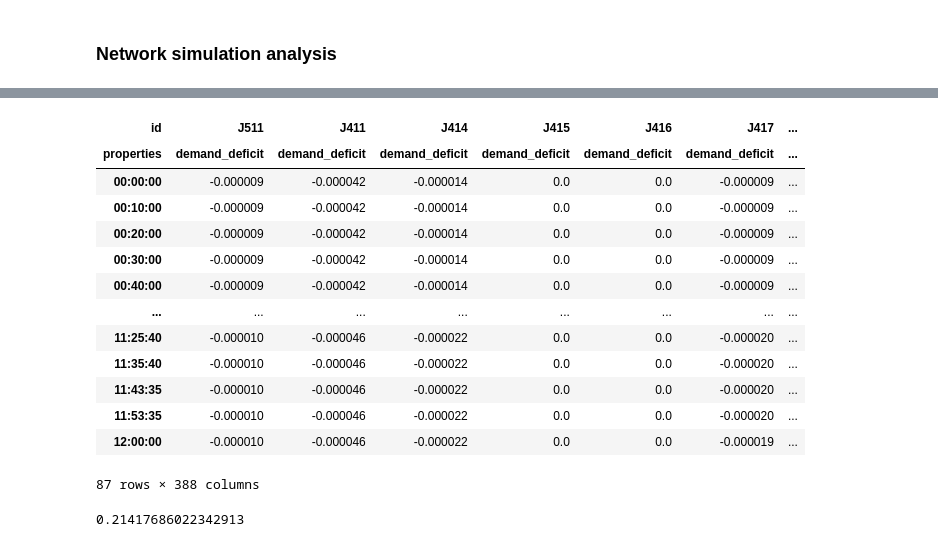
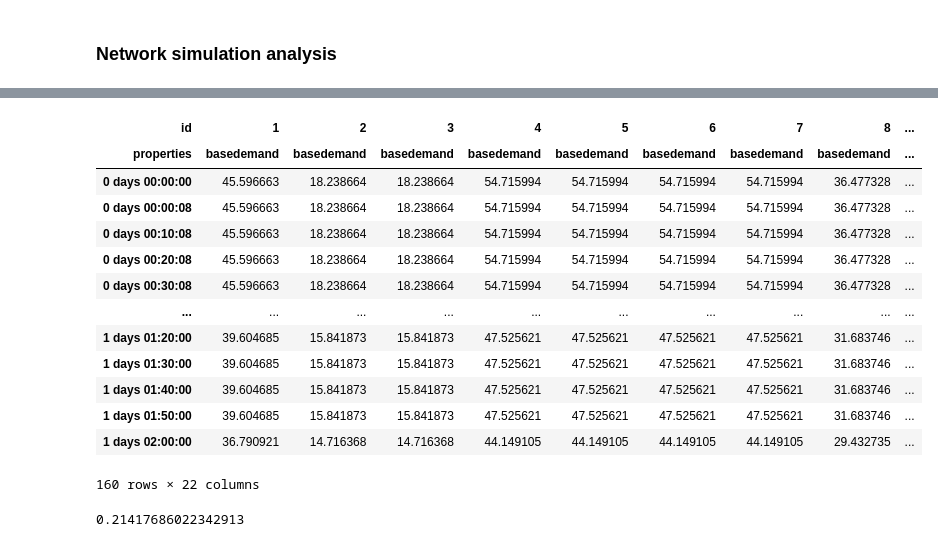
Before and after one commit to Daveonwave/msc_thesis, a Jupyter notebook: notebooks/wds-analysis.ipynb, the cells around one changed output, grey strips where cells are left out. Cells and saved outputs as stored; diff of their text form; code cells hidden in the pictures.

```diff
--- a/notebooks/wds-analysis.ipynb
+++ b/notebooks/wds-analysis.ipynb
@@ -5,14 +5,14 @@ import csv
 # %% [markdown]
 ### Network simulation analysis
 # %%
-net = network.WaterDistributionNetwork('ctown_pd.inp')
+net = network.WaterDistributionNetwork('anytown_pd.inp')
 # %%
 pattern_csv = "../demand_patterns/demands_anytown.csv"
 junc_demands = pd.read_csv(pattern_csv, names=['junc_demand'])
 pattern_dict = {col_name: junc_demands[col_name].values for col_name in junc_demands.columns}
-#net.set_demand_pattern('junc_demand', junc_demands.values, net.junctions)
+net.set_demand_pattern('junc_demand', junc_demands.values[:24], net.junctions)
 # %%
-duration = 12 * 3600     # 1 day
+duration = 26 * 3600     # 1 day
 hydraulic_step = 10 * 60   # 10 min
 pattern_step = 3600
 
@@ -53,20 +113,20 @@ df['junctions']
 # %%
-df.iloc[:, df.columns.get_level_values(2) == 'demand_deficit']['junctions']
+df.iloc[:, df.columns.get_level_values(2) == 'basedemand']['junctions']
 # %% [output]
-| id | J511 | J411 | J414 | J415 | J416 | J417 | ... |
-| properties | demand_deficit | demand_deficit | demand_deficit | demand_deficit | demand_deficit | demand_deficit | ... |
-| 00:00:00 | -0.000009 | -0.000042 | -0.000014 | 0.0 | 0.0 | -0.000009 | ... |
-| 00:10:00 | -0.000009 | -0.000042 | -0.000014 | 0.0 | 0.0 | -0.000009 | ... |
-| 00:20:00 | -0.000009 | -0.000042 | -0.000014 | 0.0 | 0.0 | -0.000009 | ... |
-| 00:30:00 | -0.000009 | -0.000042 | -0.000014 | 0.0 | 0.0 | -0.000009 | ... |
-| 00:40:00 | -0.000009 | -0.000042 | -0.000014 | 0.0 | 0.0 | -0.000009 | ... |
-| ... | ... | ... | ... | ... | ... | ... | ... |
-| 11:25:40 | -0.000010 | -0.000046 | -0.000022 | 0.0 | 0.0 | -0.000020 | ... |
-| 11:35:40 | -0.000010 | -0.000046 | -0.000022 | 0.0 | 0.0 | -0.000020 | ... |
-| 11:43:35 | -0.000010 | -0.000046 | -0.000022 | 0.0 | 0.0 | -0.000020 | ... |
-| 11:53:35 | -0.000010 | -0.000046 | -0.000022 | 0.0 | 0.0 | -0.000020 | ... |
-| 12:00:00 | -0.000010 | -0.000046 | -0.000022 | 0.0 | 0.0 | -0.000019 | ... |
+| id | 1 | 2 | 3 | 4 | 5 | 6 | 7 | 8 | ... |
+| properties | basedemand | basedemand | basedemand | basedemand | basedemand | basedemand | basedemand | basedemand | ... |
+| 0 days 00:00:00 | 45.596663 | 18.238664 | 18.238664 | 54.715994 | 54.715994 | 54.715994 | 54.715994 | 36.477328 | ... |
+| 0 days 00:00:08 | 45.596663 | 18.238664 | 18.238664 | 54.715994 | 54.715994 | 54.715994 | 54.715994 | 36.477328 | ... |
+| 0 days 00:10:08 | 45.596663 | 18.238664 | 18.238664 | 54.715994 | 54.715994 | 54.715994 | 54.715994 | 36.477328 | ... |
+| 0 days 00:20:08 | 45.596663 | 18.238664 | 18.238664 | 54.715994 | 54.715994 | 54.715994 | 54.715994 | 36.477328 | ... |
+| 0 days 00:30:08 | 45.596663 | 18.238664 | 18.238664 | 54.715994 | 54.715994 | 54.715994 | 54.715994 | 36.477328 | ... |
+| ... | ... | ... | ... | ... | ... | ... | ... | ... | ... |
+| 1 days 01:20:00 | 39.604685 | 15.841873 | 15.841873 | 47.525621 | 47.525621 | 47.525621 | 47.525621 | 31.683746 | ... |
+| 1 days 01:30:00 | 39.604685 | 15.841873 | 15.841873 | 47.525621 | 47.525621 | 47.525621 | 47.525621 | 31.683746 | ... |
+| 1 days 01:40:00 | 39.604685 | 15.841873 | 15.841873 | 47.525621 | 47.525621 | 47.525621 | 47.525621 | 31.683746 | ... |
+| 1 days 01:50:00 | 39.604685 | 15.841873 | 15.841873 | 47.525621 | 47.525621 | 47.525621 | 47.525621 | 31.683746 | ... |
+| 1 days 02:00:00 | 36.790921 | 14.716368 | 14.716368 | 44.149105 | 44.149105 | 44.149105 | 44.149105 | 29.432735 | ... |
-87 rows × 388 columns
+160 rows × 22 columns
 # %%
 from scripts import objFunction
 
```
Also changed, not shown: parts of 7 cells of this notebook, 7 other files.
